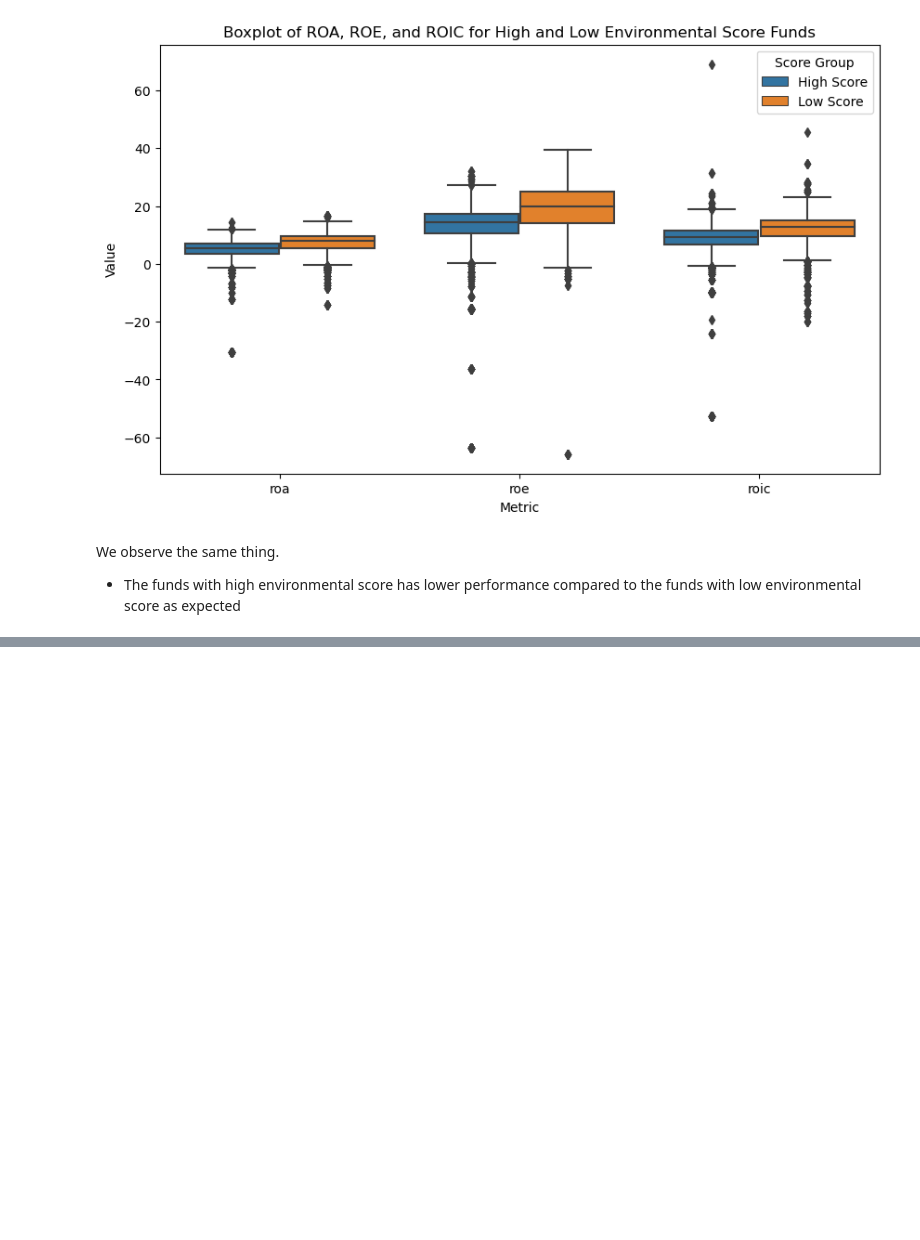
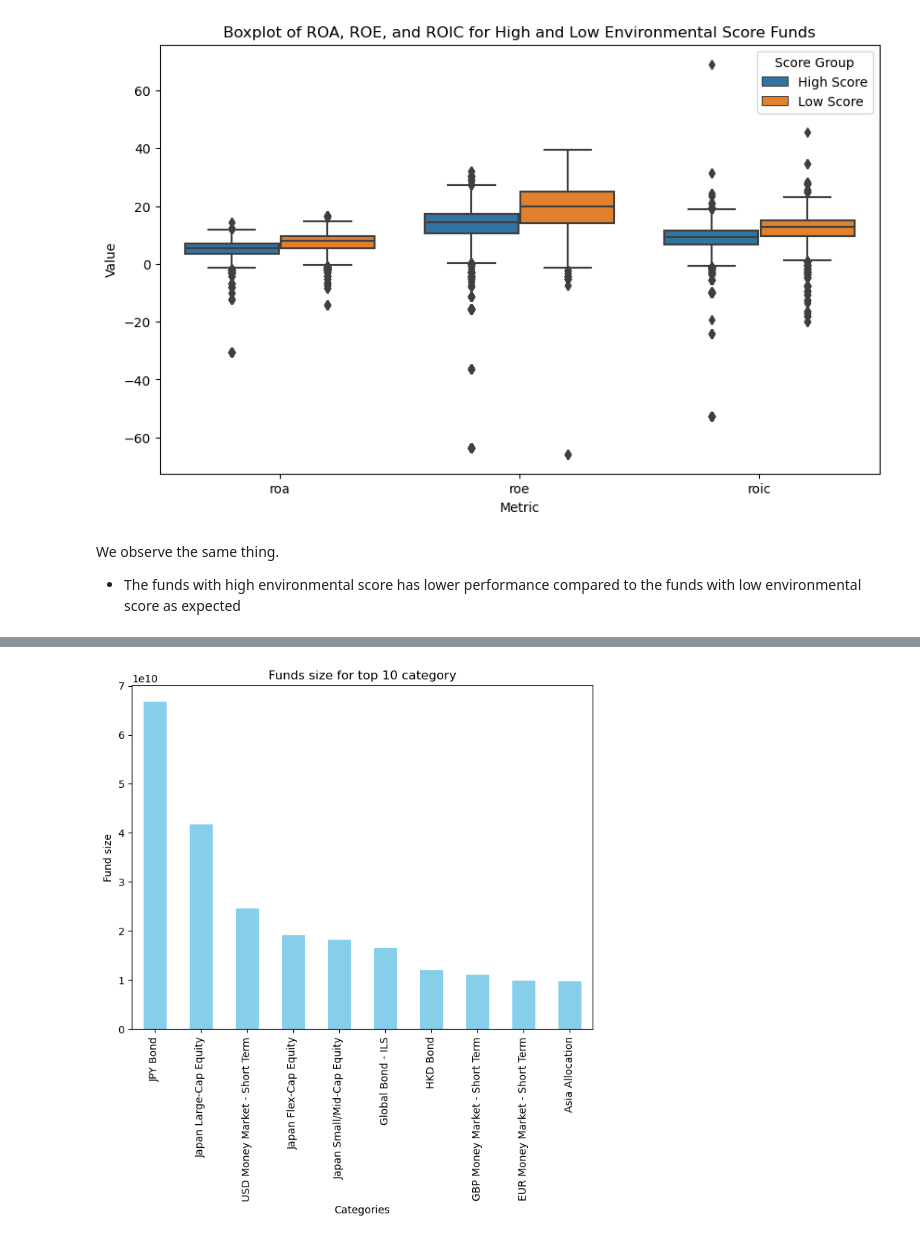
Before and after one commit to abishekchiffon/Risk_prediction_Mutual_funds, a Jupyter notebook: EDA Nov 25.ipynb, the cells around one changed output, grey strips where cells are left out. Saved outputs shown, nothing was run; the diff lists cells and outputs as text; code cells hidden in the pictures; blank space fills up the shorter version.

```diff
--- a/EDA Nov 25.ipynb
+++ b/EDA Nov 25.ipynb
@@ -253,0 +256,5 @@ We observe the same thing.
+# %%
+# Group by 'fund_category' and calculate the average 'fund_size' for each group
+average_fund_size_by_category = df.groupby('category')['fund_size'].mean()
+
+average_fund_size_by_category
@@ -253,0 +294,8 @@ We observe the same thing.
+# %%
+# Find the top 10 fund categories based on average fund size
+top_10_categories = average_fund_size_by_category.nlargest(10)
+
+# Find the bottom 10 fund categories based on average fund size
+bottom_10_categories = average_fund_size_by_category.nsmallest(10)
+
+top_10_categories, bottom_10_categories
@@ -253,0 +320,12 @@ We observe the same thing.
+# %%
+# Create a bar plot
+top_10_categories.plot(kind='bar', color='skyblue', figsize=(8, 6))
+
+
+plt.xlabel('Categories')
+plt.ylabel('Fund size')
+plt.title('Funds size for top 10 category')
+plt.xticks(rotation=90)  # Rotate the x-axis labels to be horizontal
+plt.show()
+# %% [output]
+[figure, added]
```
Also changed, not shown: parts of 10 cells of this notebook.
